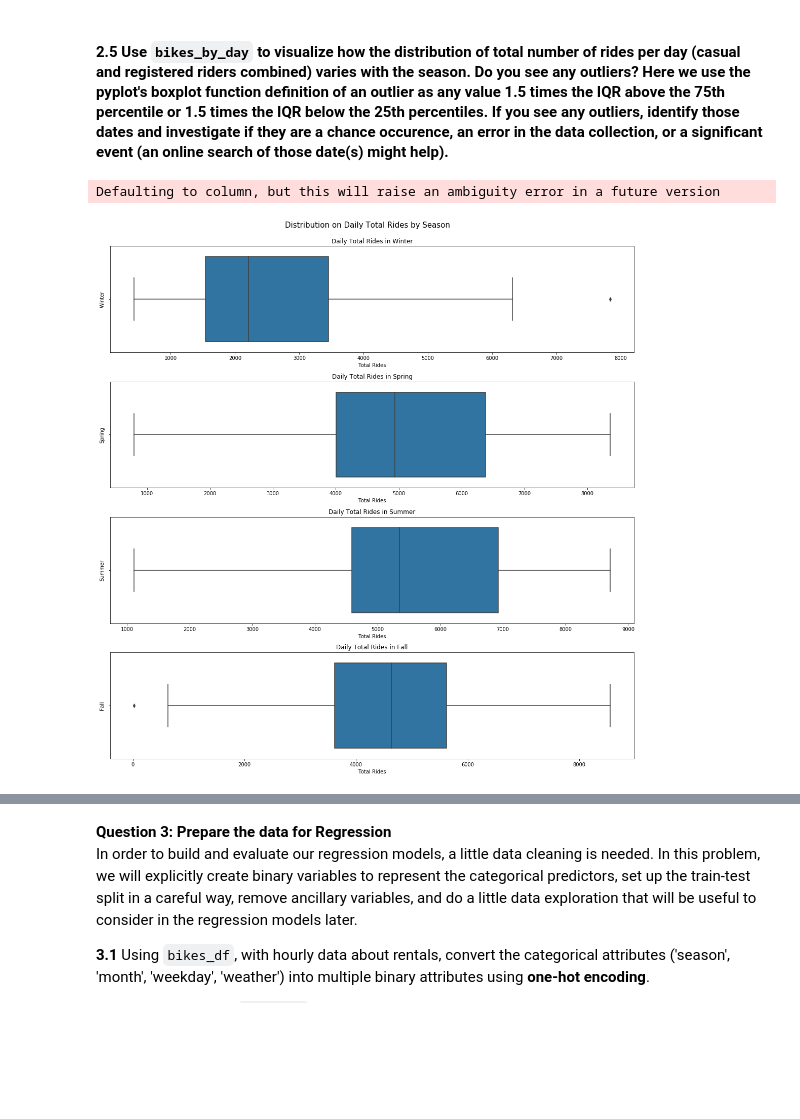
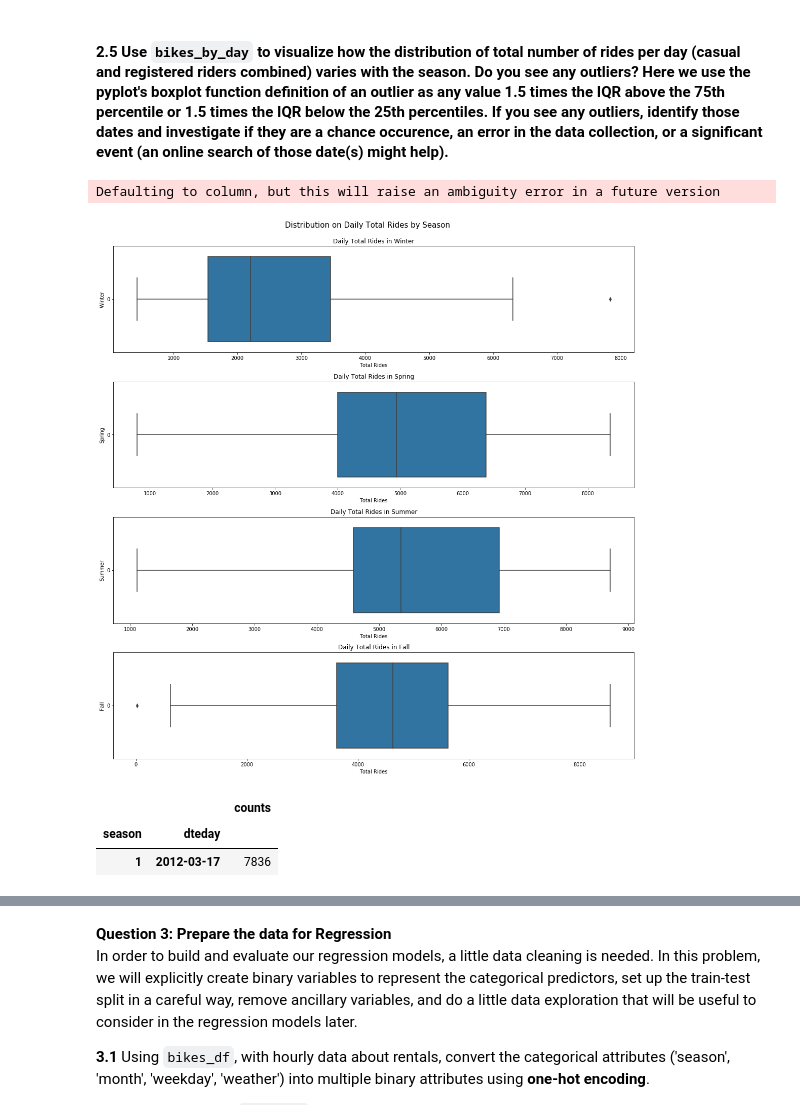
Before and after one commit to tmaounis/cs109a_hw3, a Jupyter notebook: cs109a_hw3_109.ipynb, the cells around one changed output, grey strips where cells are left out. Drawn from its saved outputs; the diff is of its cells as text; code cells hidden in the pictures; blank space fills up the shorter version.

```diff
--- a/cs109a_hw3_109.ipynb
+++ b/cs109a_hw3_109.ipynb
@@ -342,27 +312,33 @@ We can intuit trends from this visualization. As discussed before, there are mor
 #### **2.5** Use `bikes_by_day` to visualize how the distribution of **total number of rides** per day (casual and registered riders combined) varies with the **season**. Do you see any **outliers**? Here we use the pyplot's boxplot function definition of an outlier as any value 1.5 times the IQR above the 75th percentile or 1.5 times the IQR below the 25th percentiles. If you see any outliers, identify those dates and investigate if they are a chance occurence, an error in the data collection, or a significant event (an online search of those date(s) might help).
 # %%
 # your code here
-dist_seasonalcount_df = bikes_by_day.groupby(["dteday"]).agg({
-    "season" : np.min,
+dist_seasonalcount_df = bikes_by_day.groupby(["season","dteday"]).agg({
     "counts" : np.sum
 })
 fig, ax = plt.subplots(4,1, figsize=(15,15))
 fig.suptitle("Distribution on Daily Total Rides by Season", y=1.02, fontsize=15)
-sns.boxplot(x="counts",data=dist_seasonalcount_df[dist_seasonalcount_df["season"]==1],ax=ax[0])
+sns.boxplot(data=dist_seasonalcount_df["counts"][1],ax=ax[0], orient="h")
 ax[0].set_title("Daily Total Rides in Winter")
 ax[0].set(xlabel="Total Rides", ylabel="Winter")
-sns.boxplot(x="counts",data=dist_seasonalcount_df[dist_seasonalcount_df["season"]==2],ax=ax[1])
+sns.boxplot(data=dist_seasonalcount_df["counts"][2],ax=ax[1], orient="h")
 ax[1].set_title("Daily Total Rides in Spring")
 ax[1].set(xlabel="Total Rides", ylabel="Spring")
-sns.boxplot(x="counts",data=dist_seasonalcount_df[dist_seasonalcount_df["season"]==3],ax=ax[2])
+sns.boxplot(data=dist_seasonalcount_df["counts"][3],ax=ax[2], orient="h")
 ax[2].set_title("Daily Total Rides in Summer")
 ax[2].set(xlabel="Total Rides", ylabel="Summer")
-sns.boxplot(x="counts",data=dist_seasonalcount_df[dist_seasonalcount_df["season"]==4],ax=ax[3])
+sns.boxplot(data=dist_seasonalcount_df["counts"][4],ax=ax[3], orient="h")
 ax[3].set_title("Daily Total Rides in Fall")
 ax[3].set(xlabel="Total Rides", ylabel="Fall")
 fig.tight_layout()
 # %% [output]
 Defaulting to column, but this will raise an ambiguity error in a future version
-[figure, old version]
+[figure, new version]
+# %%
+# your code here
+dist_seasonalcount_df.loc[dist_seasonalcount_df["counts"]>7000].head(1)
+# %% [output]
+|  |  | counts |
+| season | dteday |  |
+| 1 | 2012-03-17 | 7836 |
 # %%
 # your code here
```
Also changed, not shown: parts of 16 cells of this notebook.
